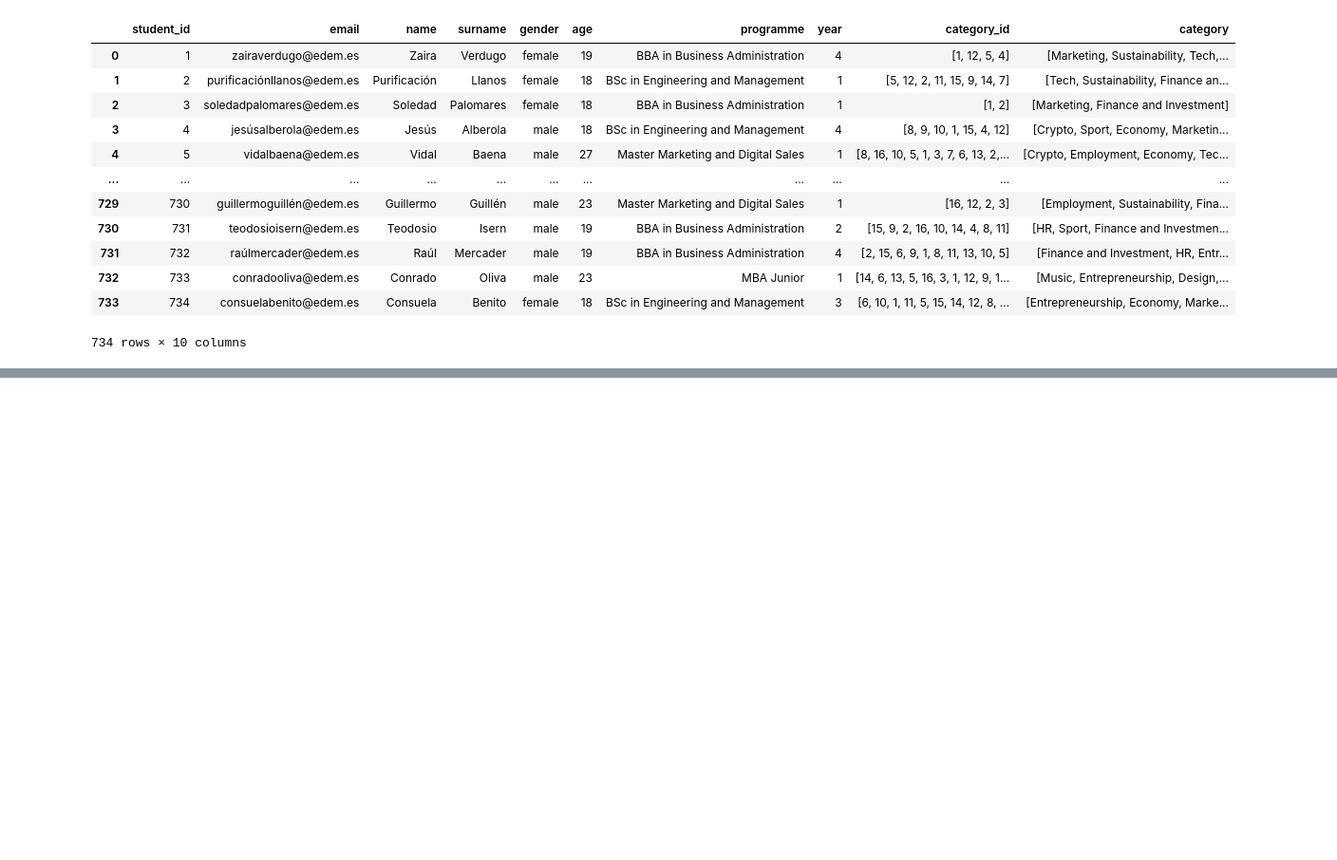
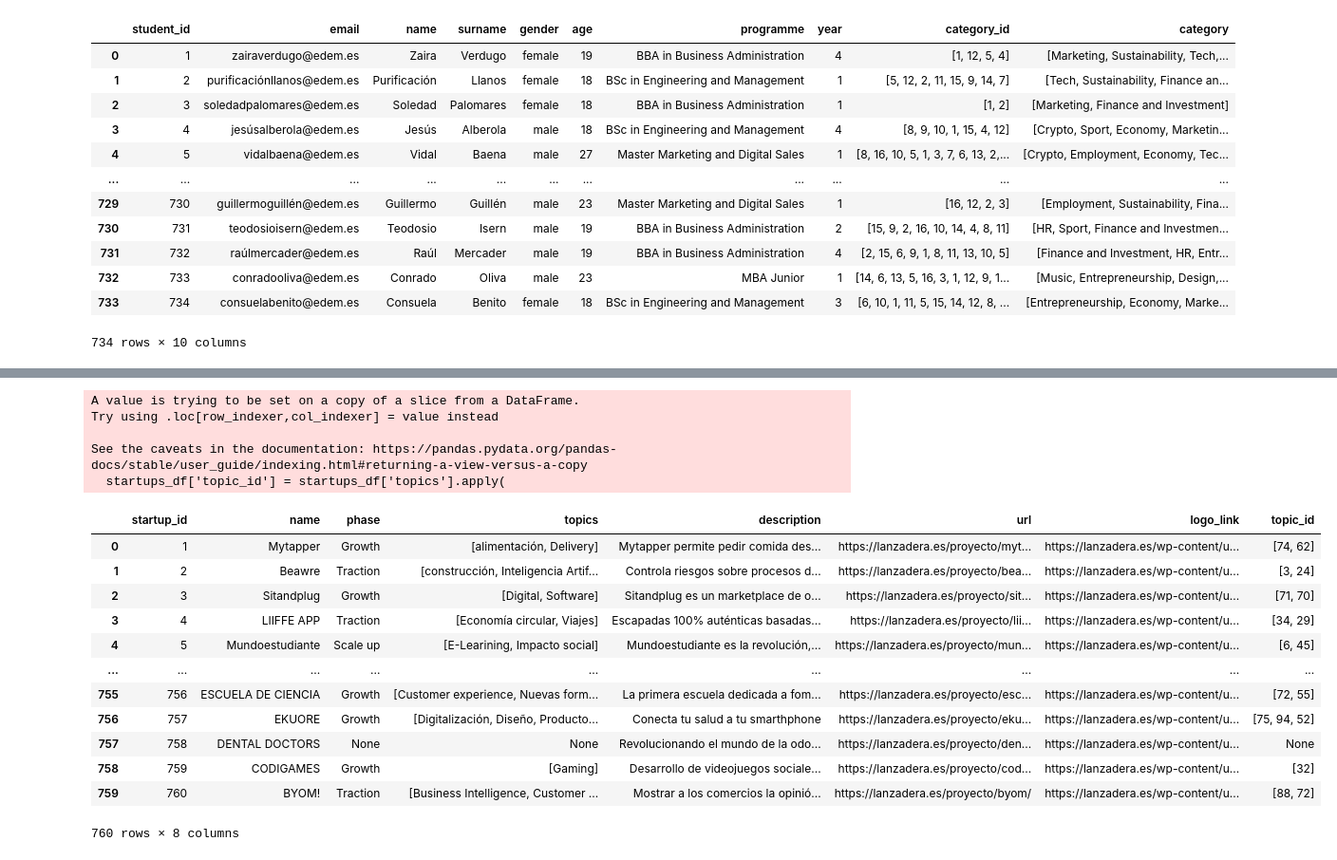
Before and after one commit to secady/edem_deployment_aws, a Jupyter notebook: v2_db_creation_AWS.ipynb, the cells around one changed output, grey strips where cells are left out. Shown at 95% size. Drawn from its saved outputs; the diff is of its cells as text; code cells hidden in the pictures; blank space fills up the shorter version.

Commit message:
add startups data (scrap)

```diff
--- a/v2_db_creation_AWS.ipynb
+++ b/v2_db_creation_AWS.ipynb
@@ -751,0 +805,8 @@ check_db("SELECT * FROM students")
+# %%
+# Add "startup_id" column
+startups_df["startup_id"] = [x for x in range(1, len(startups_df)+1)]
+
+# Re-arrange the columns
+startups_df = startups_df[['startup_id', 'name', 'phase', 'topics', 'description', 'url', 'logo_link']]
+
+startups_df
@@ -751,0 +827,9 @@ check_db("SELECT * FROM students")
+# %%
+unique_topics = set()
+for topics_list in startups_df['topics']:
+    if topics_list is not None:
+        unique_topics.update(topics_list)
+
+unique_topics.discard(None)
+unique_topics = list(unique_topics)
+unique_topics
@@ -751,0 +858,3 @@ check_db("SELECT * FROM students")
+# %%
+startups_unique_topics_df = pd.DataFrame({'unique_topics': unique_topics})
+startups_unique_topics_df
@@ -751,0 +875,4 @@ check_db("SELECT * FROM students")
+# %%
+startups_unique_topics_df["topic_id"] = [x for x in range(1, len(startups_unique_topics_df)+1)]
+startups_unique_topics_df = startups_unique_topics_df[["topic_id", "unique_topics"]]
+startups_unique_topics_df
@@ -751,0 +893,27 @@ check_db("SELECT * FROM students")
+# %%
+# Add "topic_id" column into the "startups_df" dataframe
+startups_df['topic_id'] = startups_df['topics'].apply(
+    lambda x: [startups_unique_topics_df[startups_unique_topics_df['unique_topics'] == topic]['topic_id'].values[0]
+               for topic in x if topic is not None] if x is not None else None
+)
+
+startups_df
+# %% [output]
+A value is trying to be set on a copy of a slice from a DataFrame.
+Try using .loc[row_indexer,col_indexer] = value instead
+
+See the caveats in the documentation: https://pandas.pydata.org/pandas-docs/stable/user_guide/indexing.html#returning-a-view-versus-a-copy
+  startups_df['topic_id'] = startups_df['topics'].apply(
+|  | startup_id | name | phase | topics | description | url | logo_link | topic_id |
+| 0 | 1 | Mytapper | Growth | [alimentación, Delivery] | Mytapper permite pedir comida des... | https://lanzadera.es/proyecto/myt... | https://lanzadera.es/wp-content/u... | [74, 62] |
+| 1 | 2 | Beawre | Traction | [construcción, Inteligencia Artif... | Controla riesgos sobre procesos d... | https://lanzadera.es/proyecto/bea... | https://lanzadera.es/wp-content/u... | [3, 24] |
+| 2 | 3 | Sitandplug | Growth | [Digital, Software] | Sitandplug es un marketplace de o... | https://lanzadera.es/proyecto/sit... | https://lanzadera.es/wp-content/u... | [71, 70] |
+| 3 | 4 | LIIFFE APP | Traction | [Economía circular, Viajes] | Escapadas 100% auténticas basadas... | https://lanzadera.es/proyecto/lii... | https://lanzadera.es/wp-content/u... | [34, 29] |
+| 4 | 5 | Mundoestudiante | Scale up | [E-Learining, Impacto social] | Mundoestudiante es la revolución,... | https://lanzadera.es/proyecto/mun... | https://lanzadera.es/wp-content/u... | [6, 45] |
+| ... | ... | ... | ... | ... | ... | ... | ... | ... |
+| 755 | 756 | ESCUELA DE CIENCIA | Growth | [Customer experience, Nuevas form... | La primera escuela dedicada a fom... | https://lanzadera.es/proyecto/esc... | https://lanzadera.es/wp-content/u... | [72, 55] |
+| 756 | 757 | EKUORE | Growth | [Digitalización, Diseño, Producto... | Conecta tu salud a tu smarthphone | https://lanzadera.es/proyecto/eku... | https://lanzadera.es/wp-content/u... | [75, 94, 52] |
+| 757 | 758 | DENTAL DOCTORS | None | None | Revolucionando el mundo de la odo... | https://lanzadera.es/proyecto/den... | https://lanzadera.es/wp-content/u... | None |
+| 758 | 759 | CODIGAMES | Growth | [Gaming] | Desarrollo de videojuegos sociale... | https://lanzadera.es/proyecto/cod... | https://lanzadera.es/wp-content/u... | [32] |
+| 759 | 760 | BYOM! | Traction | [Business Intelligence, Customer ... | Mostrar a los comercios la opinió... | https://lanzadera.es/proyecto/byom/ | https://lanzadera.es/wp-content/u... | [88, 72] |
+760 rows × 8 columns
```
Also changed, not shown: parts of 24 cells of this notebook, 7 other files.
